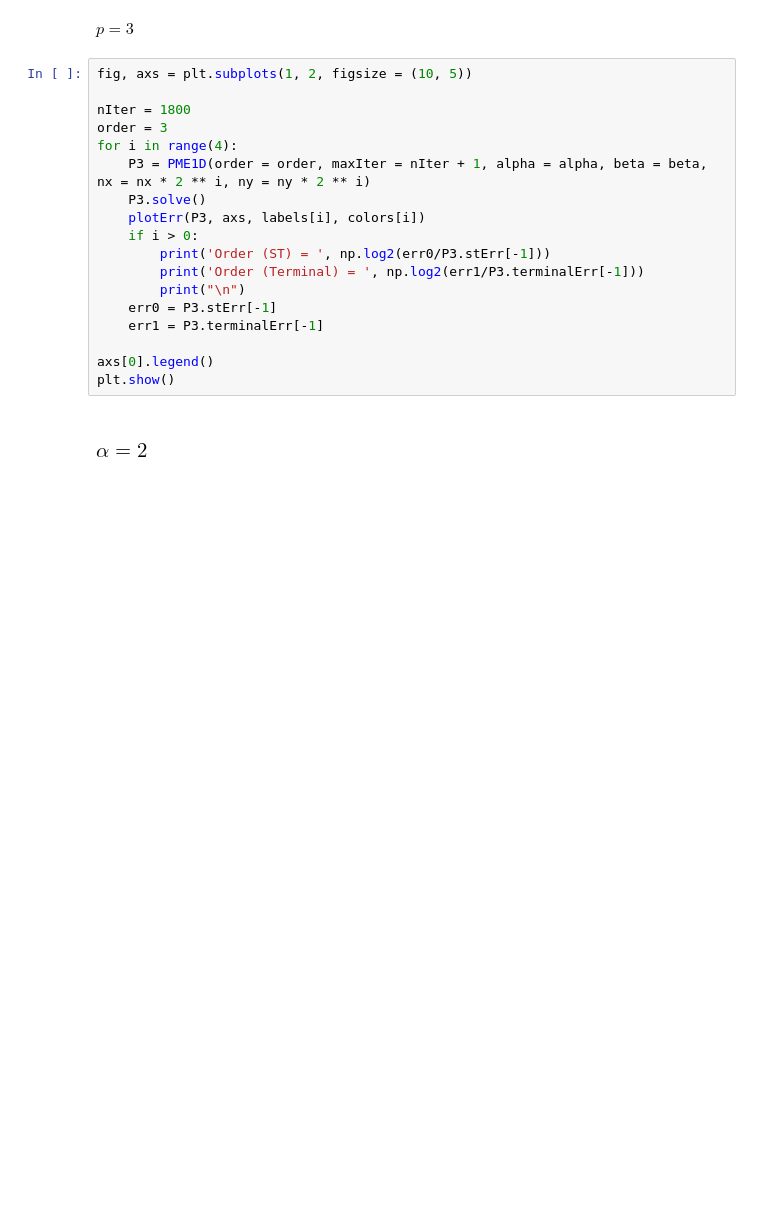
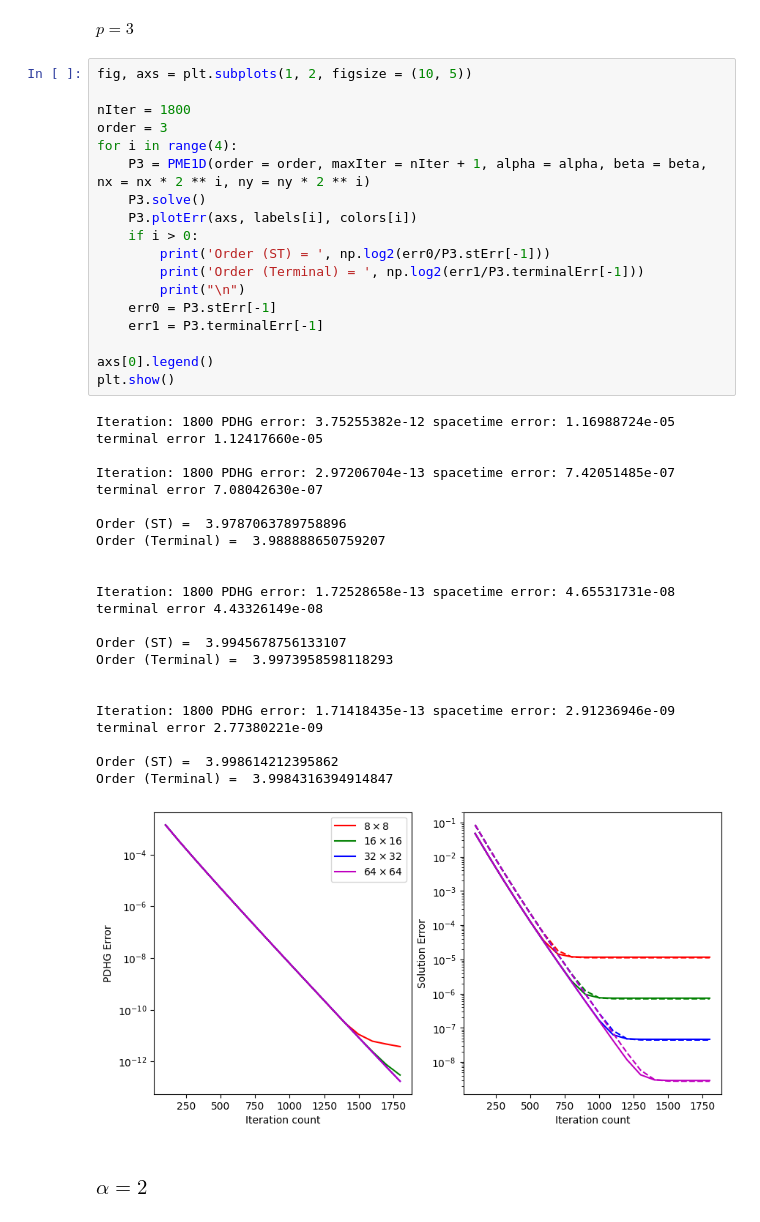
Before and after one commit to avj-jpg/WassersteinGradientFlows, a Jupyter notebook: PME.ipynb, the cells around one changed output. Saved outputs shown, nothing was run; the diff lists cells and outputs as text; blank space fills up the shorter version.

```diff
--- a/PME.ipynb
+++ b/PME.ipynb
@@ -97,21 +115,41 @@ $p=3$
 # %%
 fig, axs = plt.subplots(1, 2, figsize = (10, 5))
 
 nIter = 1800
 order = 3
 for i in range(4):
     P3 = PME1D(order = order, maxIter = nIter + 1, alpha = alpha, beta = beta, nx = nx * 2 ** i, ny = ny * 2 ** i)
     P3.solve()
-    plotErr(P3, axs, labels[i], colors[i])
+    P3.plotErr(axs, labels[i], colors[i])
     if i > 0:
         print('Order (ST) = ', np.log2(err0/P3.stErr[-1]))
         print('Order (Terminal) = ', np.log2(err1/P3.terminalErr[-1]))
         print("\n")
     err0 = P3.stErr[-1]
     err1 = P3.terminalErr[-1]
 
 axs[0].legend()
 plt.show()
+# %% [output]
+Iteration: 1800 PDHG error: 3.75255382e-12 spacetime error: 1.16988724e-05 terminal error 1.12417660e-05
+
+Iteration: 1800 PDHG error: 2.97206704e-13 spacetime error: 7.42051485e-07 terminal error 7.08042630e-07
+
+Order (ST) =  3.9787063789758896
+Order (Terminal) =  3.988888650759207
+
+
+Iteration: 1800 PDHG error: 1.72528658e-13 spacetime error: 4.65531731e-08 terminal error 4.43326149e-08
+
+Order (ST) =  3.9945678756133107
+Order (Terminal) =  3.9973958598118293
+
+
+Iteration: 1800 PDHG error: 1.71418435e-13 spacetime error: 2.91236946e-09 terminal error 2.77380221e-09
+
+Order (ST) =  3.998614212395862
+Order (Terminal) =  3.9984316394914847
+[figure, added]
 # %% [markdown]
 ### $\alpha = 2$
 # %%
```
Also changed, not shown: parts of 16 cells of this notebook, 16 other files.
